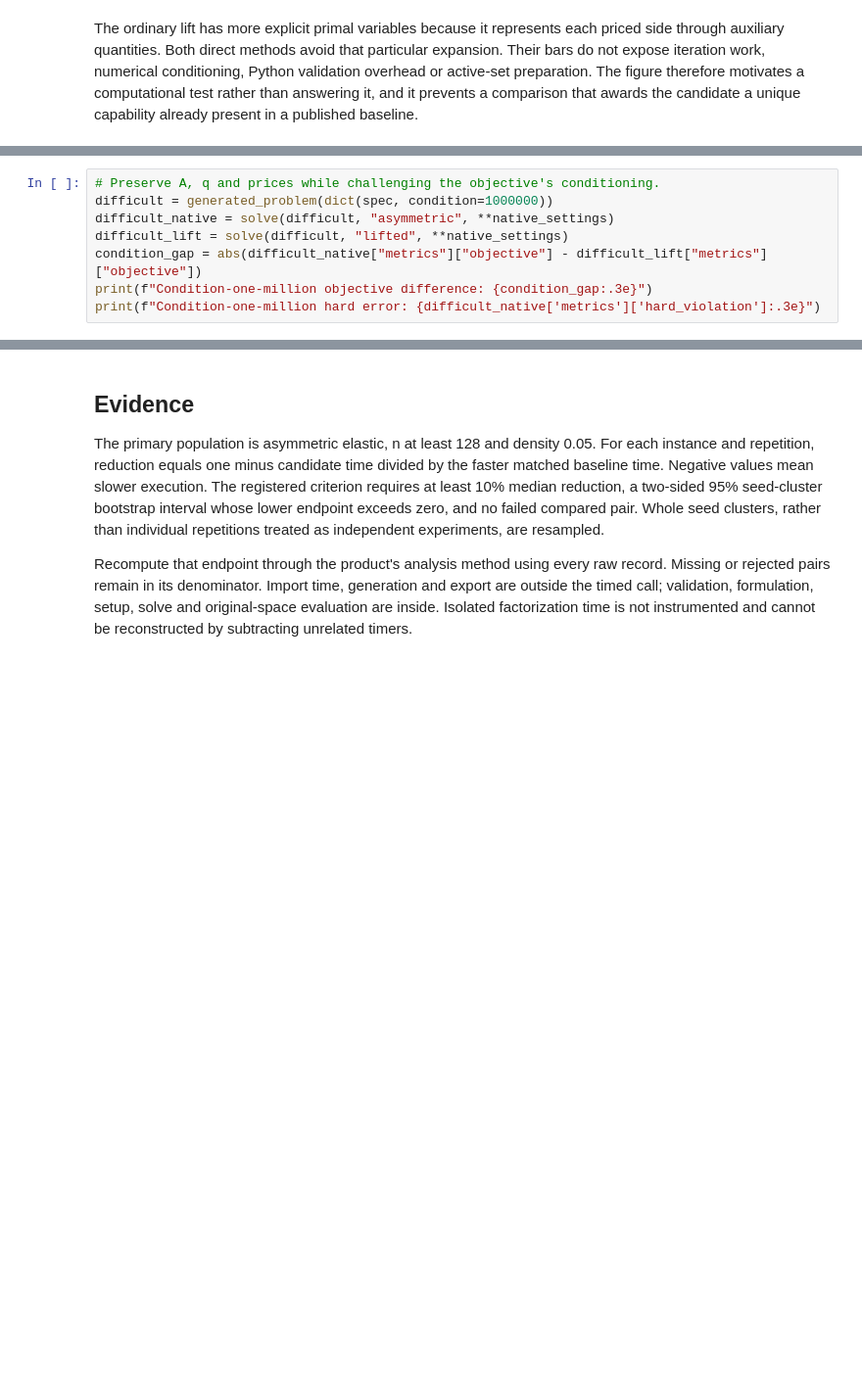
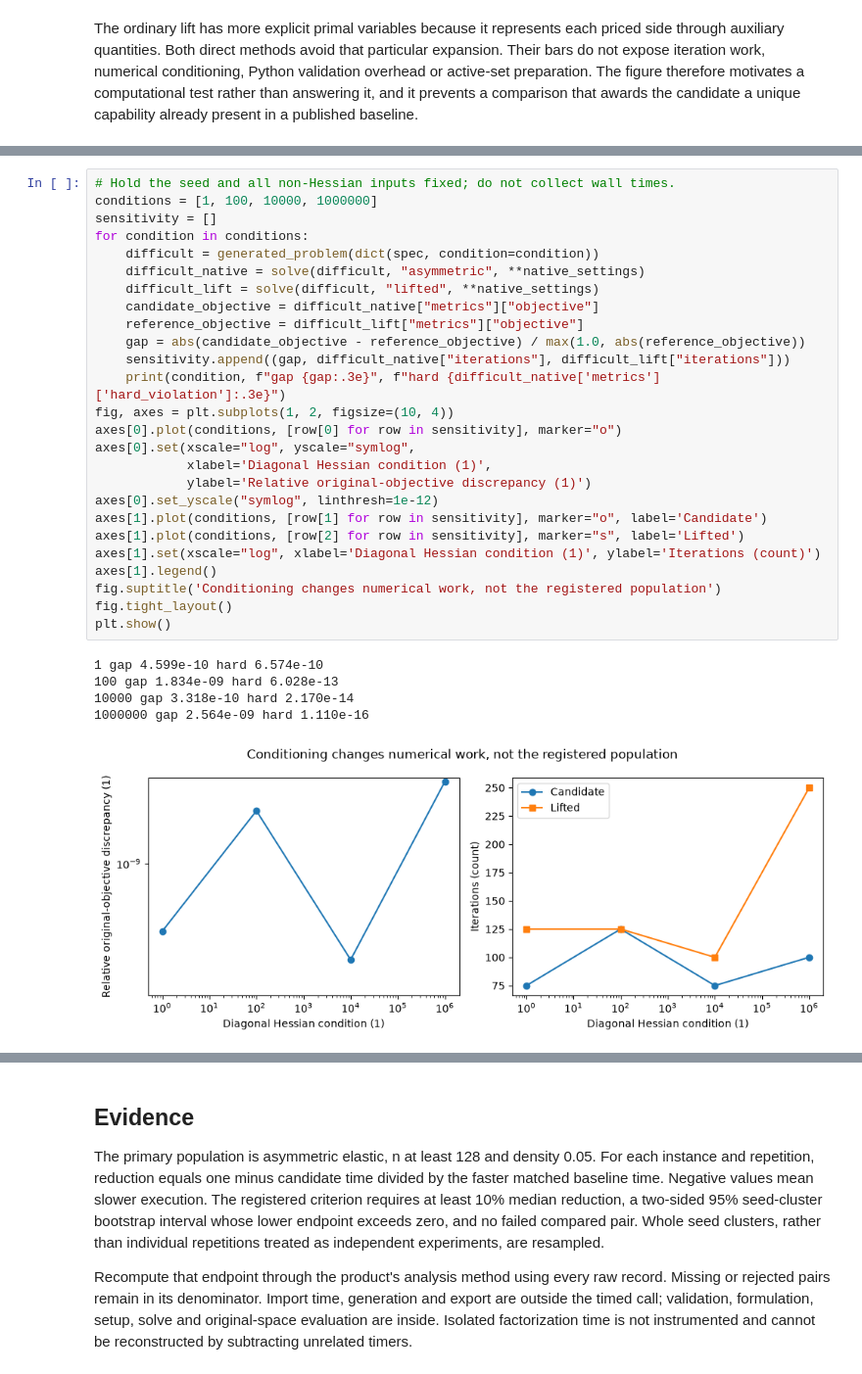
Before and after one commit to fsantibanezleal/CAOS_SoftQP, a Jupyter notebook: notebooks/en/01-soft-constraint-decisions/04-testing-the-computational-claim.ipynb, the cells around one changed output, grey strips where cells are left out. Shown at 98% size. Cells and saved outputs as stored; diff of their text form; blank space fills up the shorter version.

```diff
--- a/notebooks/en/01-soft-constraint-decisions/04-testing-the-computational-claim.ipynb
+++ b/notebooks/en/01-soft-constraint-decisions/04-testing-the-computational-claim.ipynb
@@ -153,8 +174,0 @@ Increase only the diagonal Hessian condition on the development example. The gen
-# %%
-# Preserve A, q and prices while challenging the objective's conditioning.
-difficult = generated_problem(dict(spec, condition=1000000))
-difficult_native = solve(difficult, "asymmetric", **native_settings)
-difficult_lift = solve(difficult, "lifted", **native_settings)
-condition_gap = abs(difficult_native["metrics"]["objective"] - difficult_lift["metrics"]["objective"])
-print(f"Condition-one-million objective difference: {condition_gap:.3e}")
-print(f"Condition-one-million hard error: {difficult_native['metrics']['hard_violation']:.3e}")
@@ -163,0 +183,32 @@ Condition-one-million hard error: 1.110e-16
+# %%
+# Hold the seed and all non-Hessian inputs fixed; do not collect wall times.
+conditions = [1, 100, 10000, 1000000]
+sensitivity = []
+for condition in conditions:
+    difficult = generated_problem(dict(spec, condition=condition))
+    difficult_native = solve(difficult, "asymmetric", **native_settings)
+    difficult_lift = solve(difficult, "lifted", **native_settings)
+    candidate_objective = difficult_native["metrics"]["objective"]
+    reference_objective = difficult_lift["metrics"]["objective"]
+    gap = abs(candidate_objective - reference_objective) / max(1.0, abs(reference_objective))
+    sensitivity.append((gap, difficult_native["iterations"], difficult_lift["iterations"]))
+    print(condition, f"gap {gap:.3e}", f"hard {difficult_native['metrics']['hard_violation']:.3e}")
+fig, axes = plt.subplots(1, 2, figsize=(10, 4))
+axes[0].plot(conditions, [row[0] for row in sensitivity], marker="o")
+axes[0].set(xscale="log", yscale="symlog",
+            xlabel='Diagonal Hessian condition (1)',
+            ylabel='Relative original-objective discrepancy (1)')
+axes[0].set_yscale("symlog", linthresh=1e-12)
+axes[1].plot(conditions, [row[1] for row in sensitivity], marker="o", label='Candidate')
+axes[1].plot(conditions, [row[2] for row in sensitivity], marker="s", label='Lifted')
+axes[1].set(xscale="log", xlabel='Diagonal Hessian condition (1)', ylabel='Iterations (count)')
+axes[1].legend()
+fig.suptitle('Conditioning changes numerical work, not the registered population')
+fig.tight_layout()
+plt.show()
+# %% [output]
+1 gap 4.599e-10 hard 6.574e-10
+100 gap 1.834e-09 hard 6.028e-13
+10000 gap 3.318e-10 hard 2.170e-14
+1000000 gap 2.564e-09 hard 1.110e-16
+[figure, added]
```
Also changed, not shown: parts of 9 cells of this notebook, 14 other files.
